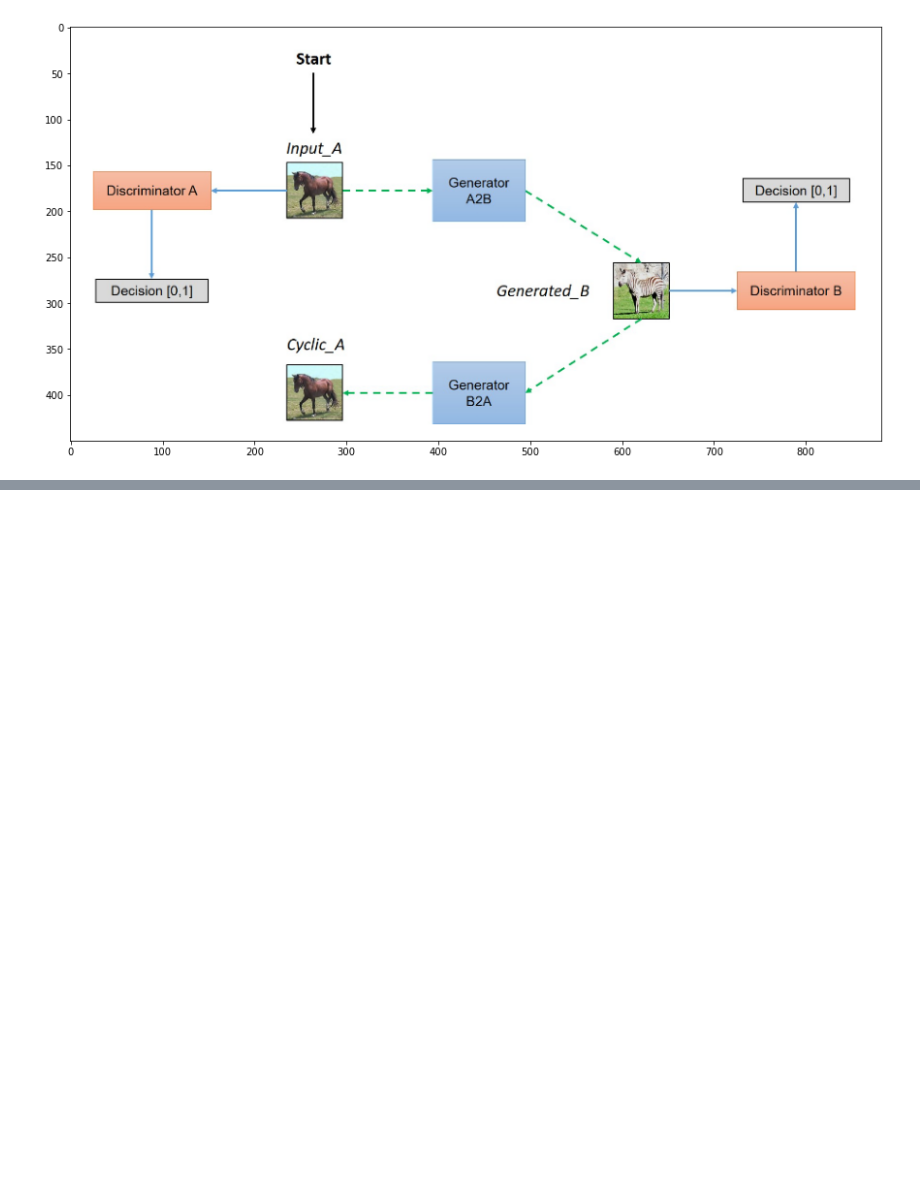
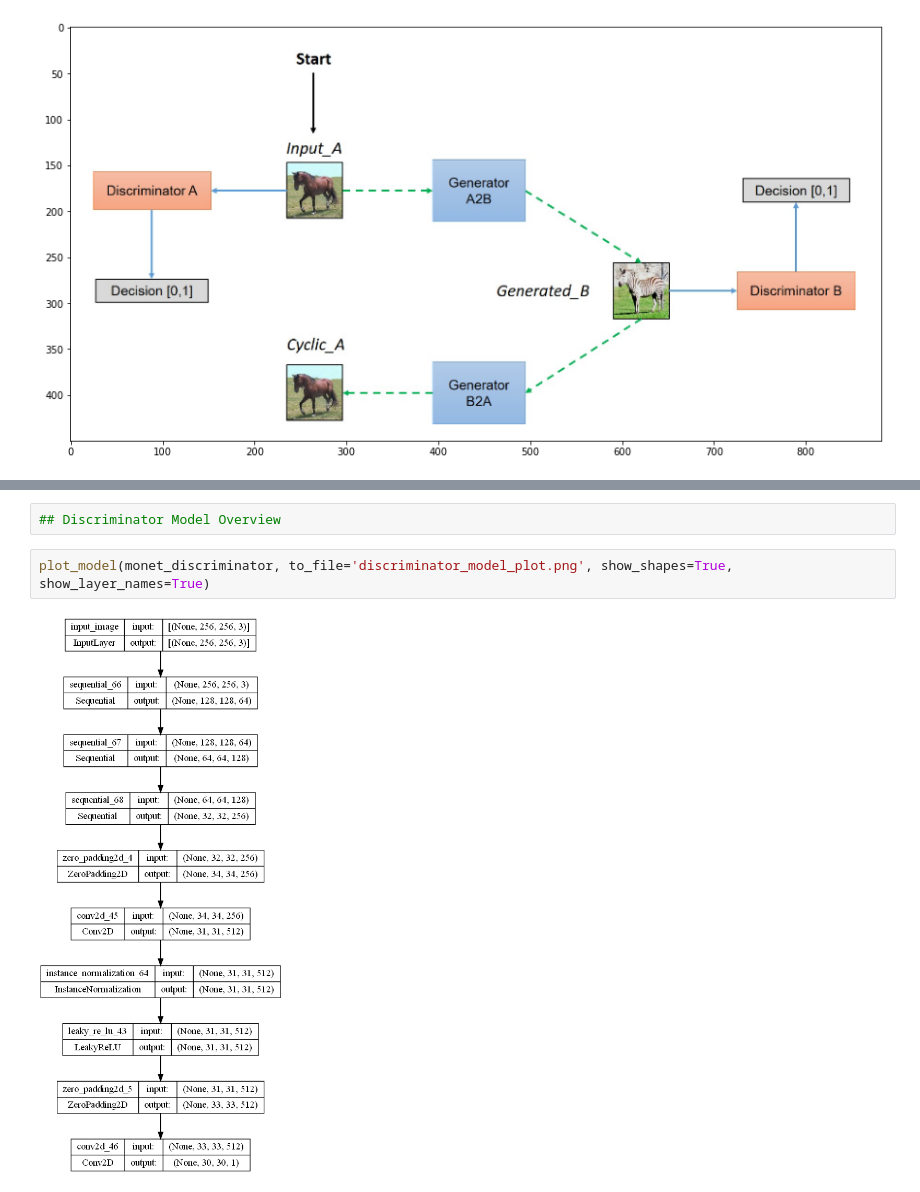
Before and after one commit to albert-kepner/Week5_DL_CycleGAN, a Jupyter notebook: AK_ModelArchitecture.ipynb, the cells around one changed output, grey strips where cells are left out. Drawn from its saved outputs; the diff is of its cells as text; blank space fills up the shorter version.

```diff
--- a/AK_ModelArchitecture.ipynb
+++ b/AK_ModelArchitecture.ipynb
@@ -27,0 +68,6 @@ plt.imshow(image)
+# %%
+## Discriminator Model Overview
+# %%
+plot_model(monet_discriminator, to_file='discriminator_model_plot.png', show_shapes=True, show_layer_names=True)
+# %% [output]
+[figure, added]
```
Also changed, not shown: parts of 6 cells of this notebook, 4 other files.
